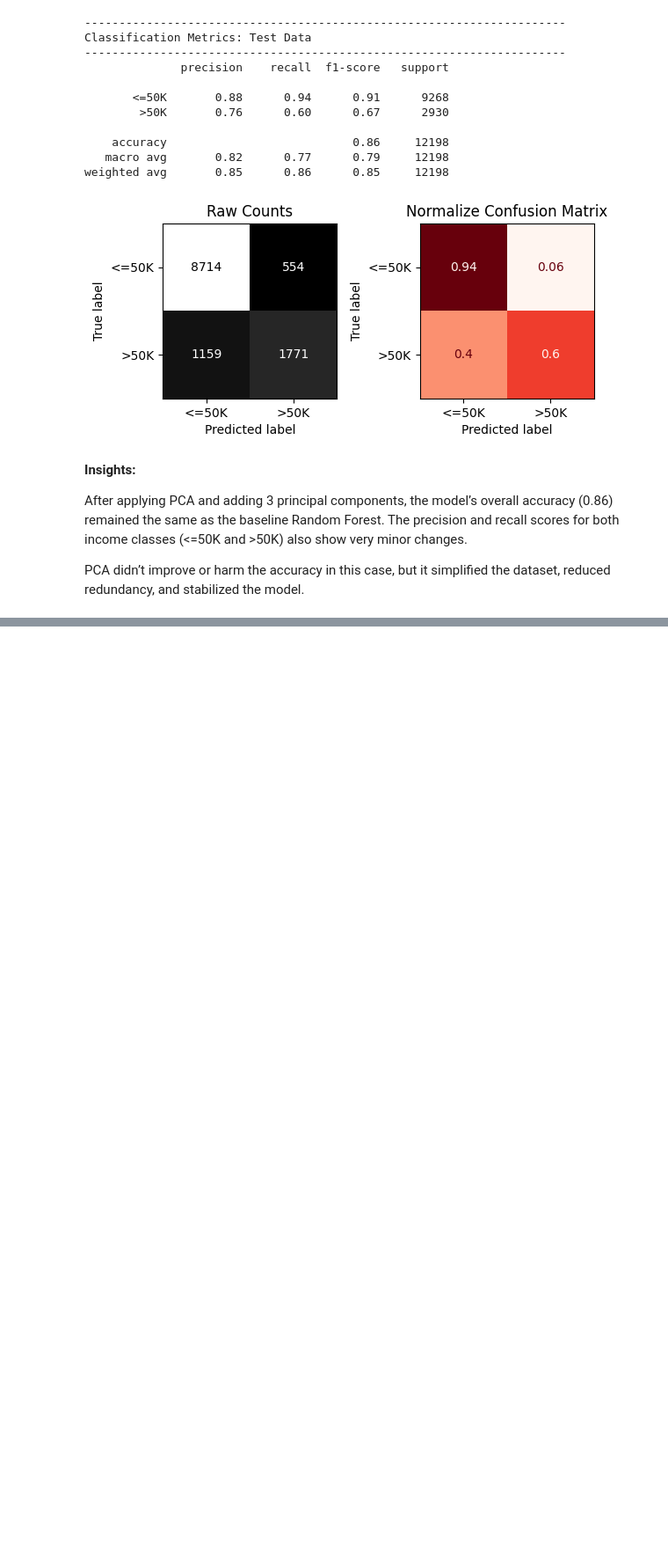
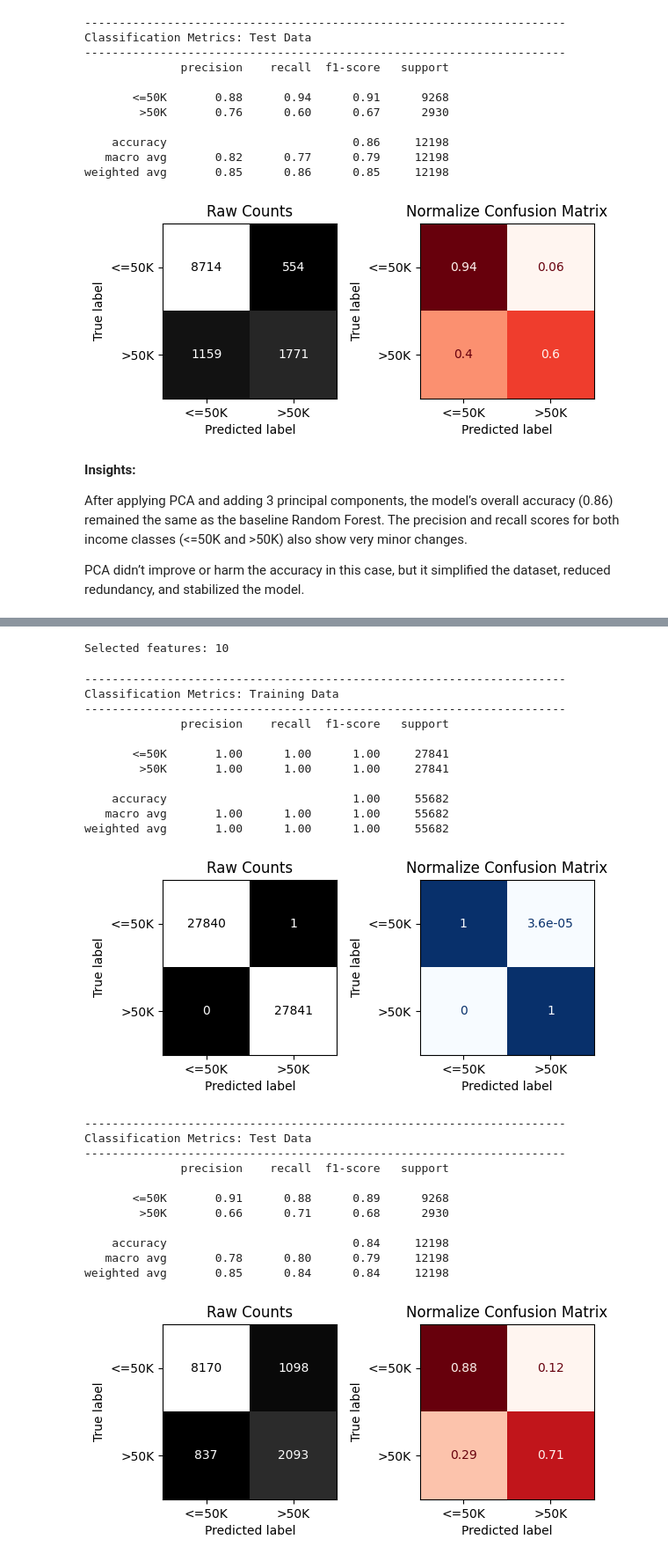
Before and after one commit to NasserKishek/Adult-Income, a Jupyter notebook: Adult_Income.ipynb, the cells around one changed output, grey strips where cells are left out. Shown at 88% size. Drawn from its saved outputs; the diff is of its cells as text; code cells hidden in the pictures; blank space fills up the shorter version.

```diff
--- a/Adult_Income.ipynb
+++ b/Adult_Income.ipynb
@@ -660,0 +683,67 @@ PCA didn’t improve or harm the accuracy in this case, but it simplified the da
+# %%
+from sklearn.feature_selection import SequentialFeatureSelector
+
+# Use a base model (not the pipeline)
+rf_base = RandomForestClassifier(
+    n_estimators=50,
+    random_state=42,
+    n_jobs=-1,
+    class_weight='balanced'
+)
+
+# Initialize the Sequential Feature Selector
+sfs = SequentialFeatureSelector(
+    rf_base,
+    n_features_to_select=10,
+    direction='forward',
+    scoring='accuracy',
+    cv=2,
+    n_jobs=-1
+)
+
+# Fit SFS on training data
+sfs.fit(X_train_balanced, y_train_balanced)
+
+# Transform data to select only chosen features
+X_train_sfs = sfs.transform(X_train_balanced)
+X_test_sfs = sfs.transform(X_test_combined)
+
+print("Selected features:", sfs.get_support().sum())
+# %% [output]
+Selected features: 10
+# %%
+rf_sfs_final = RandomForestClassifier(
+    n_estimators=200,
+    random_state=42,
+    n_jobs=-1,
+    class_weight='balanced'
+)
+rf_sfs_final.fit(X_train_sfs, y_train_balanced)
+y_pred_sfs = rf_sfs_final.predict(X_test_sfs)
+# %%
+evaluate_classification(rf_sfs_final, X_train_sfs, y_train_balanced, X_test_sfs, y_test)
+# %% [output]
+----------------------------------------------------------------------
+Classification Metrics: Training Data
+----------------------------------------------------------------------
+              precision    recall  f1-score   support
+
+       <=50K       1.00      1.00      1.00     27841
+        >50K       1.00      1.00      1.00     27841
+
+    accuracy                           1.00     55682
+   macro avg       1.00      1.00      1.00     55682
+weighted avg       1.00      1.00      1.00     55682
+[figure, added]
+----------------------------------------------------------------------
+Classification Metrics: Test Data
+----------------------------------------------------------------------
+              precision    recall  f1-score   support
+
+       <=50K       0.91      0.88      0.89      9268
+        >50K       0.66      0.71      0.68      2930
+
+    accuracy                           0.84     12198
+   macro avg       0.78      0.80      0.79     12198
+weighted avg       0.85      0.84      0.84     12198
+[figure, added]
```
Also changed, not shown: parts of 6 cells of this notebook.
